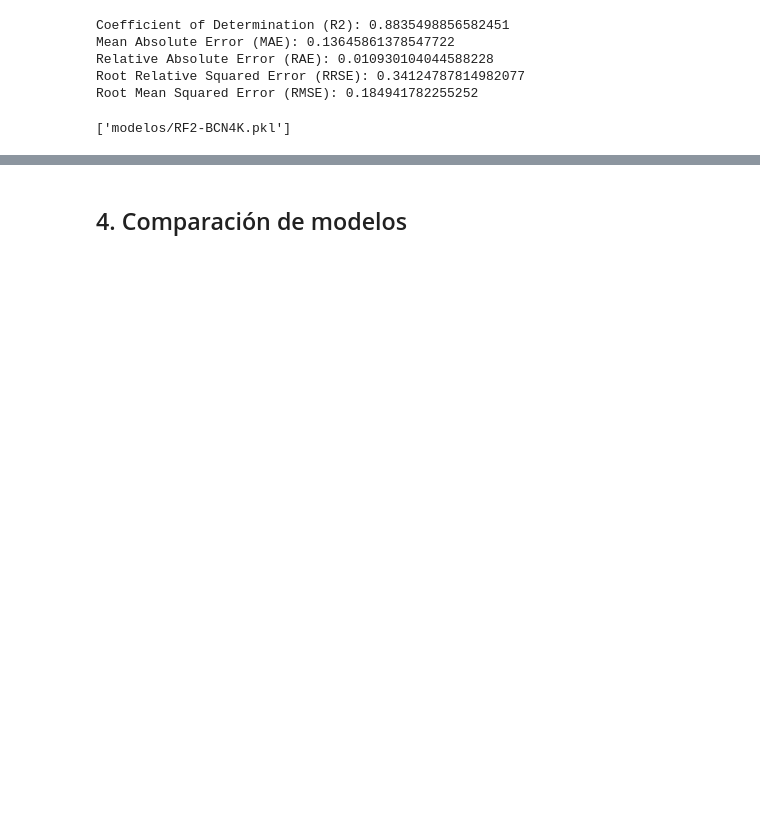
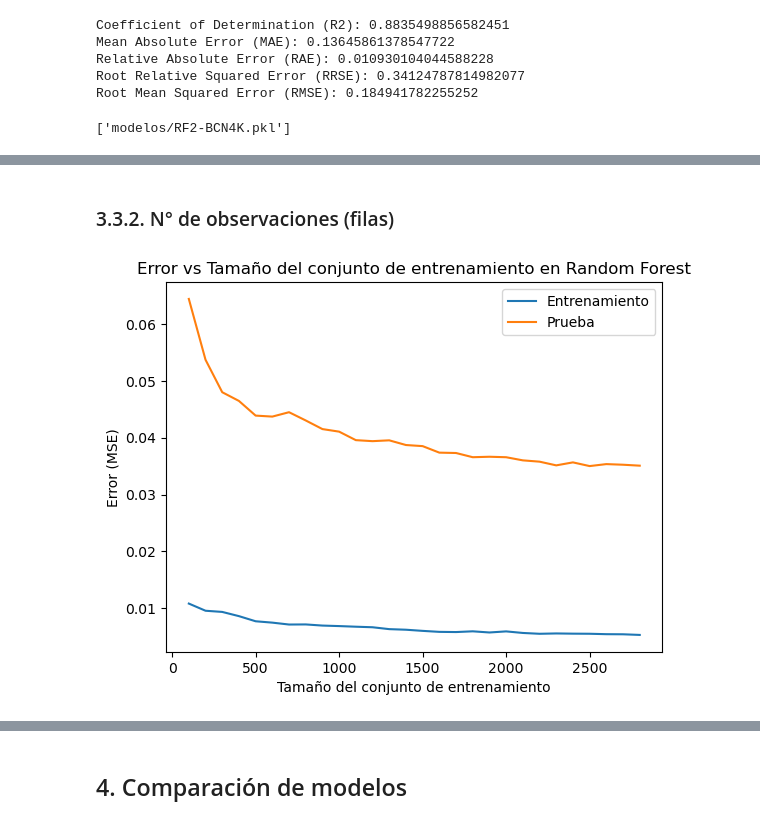
Before and after one commit to jrojasquiroz/hppAI, a Jupyter notebook: 4-Calibracion.ipynb, the cells around one changed output, grey strips where cells are left out. Cells and saved outputs as stored; diff of their text form; code cells hidden in the pictures; blank space fills up the shorter version.

```diff
--- a/4-Calibracion.ipynb
+++ b/4-Calibracion.ipynb
@@ -529,0 +609,24 @@ joblib.dump(rf_model, 'modelos/RF2-BCN4K.pkl')
+# %% [markdown]
+### 3.3.2. N° de observaciones (filas)
+# %%
+# Calcular el error (MSE) en función del tamaño del conjunto de entrenamiento
+train_sizes = range(100, len(X_trainRF), 100)  # Incremento de 100 observaciones
+train_errors = []
+test_errors = []
+for size in train_sizes:
+    rf_model.fit(X_trainRF[:size], y_trainRF[:size])
+    y_train_pred = rf_model.predict(X_trainRF[:size])
+    y_test_pred = rf_model.predict(X_testRF)
+    train_errors.append(mean_squared_error(y_trainRF[:size], y_train_pred))
+    test_errors.append(mean_squared_error(y_testRF, y_test_pred))
+
+# Graficar el error en función del tamaño del conjunto de entrenamiento
+plt.plot(train_sizes, train_errors, label='Entrenamiento')
+plt.plot(train_sizes, test_errors, label='Prueba')
+plt.xlabel('Tamaño del conjunto de entrenamiento')
+plt.ylabel('Error (MSE)')
+plt.title('Error vs Tamaño del conjunto de entrenamiento en Random Forest')
+plt.legend()
+plt.show()
+# %% [output]
+[figure, added]
```
Also changed, not shown: parts of 24 cells of this notebook.
